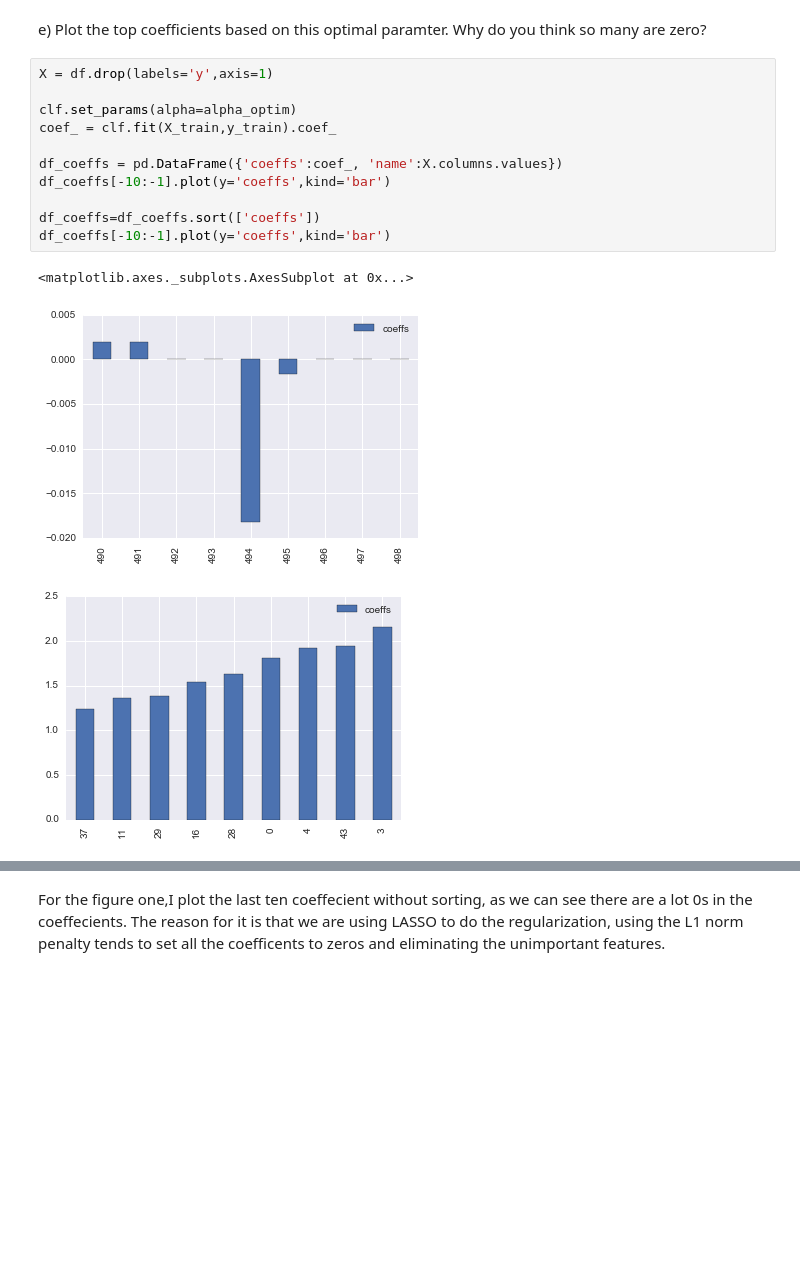
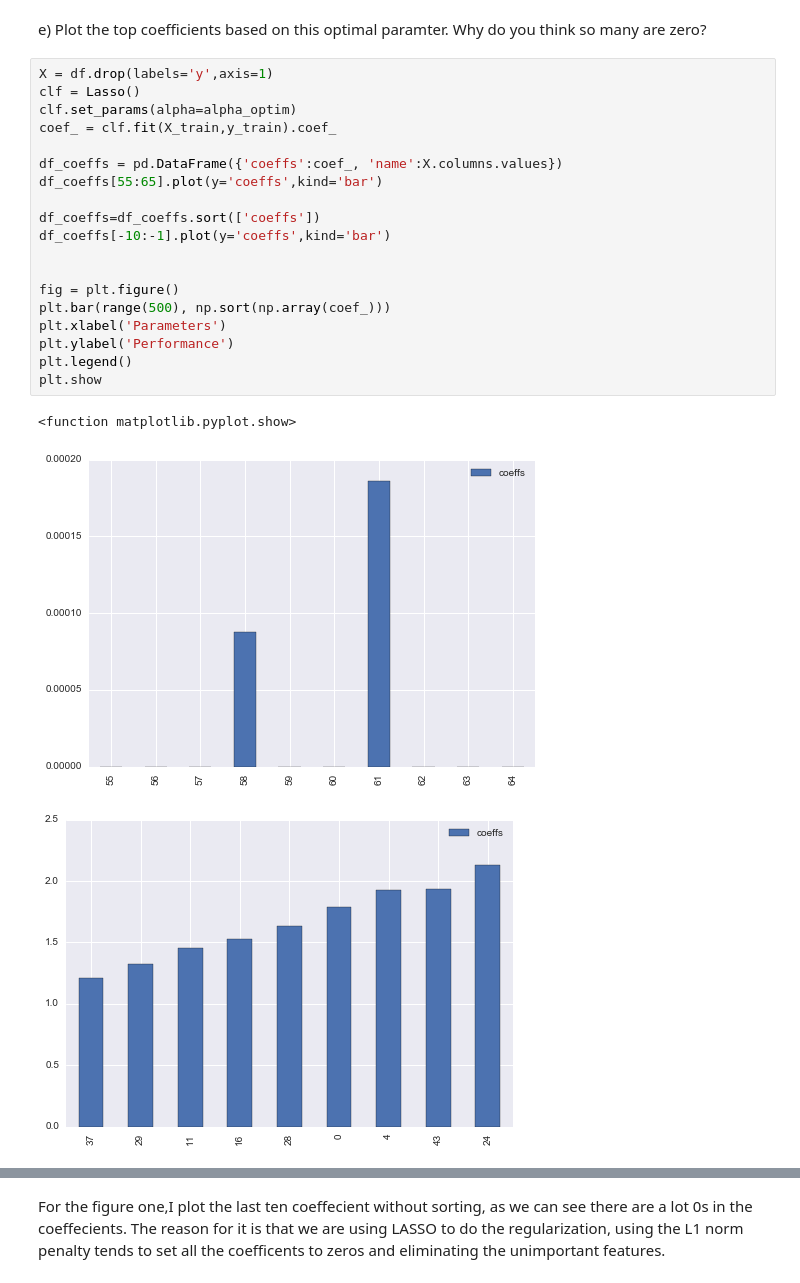
Before and after one commit to Columbia-Intro-Data-Science/python-introduction-caitlinwang, a Jupyter notebook: Homework 2 - Regularization with Lasso .ipynb, the cells around one changed output, grey strips where cells are left out. Drawn from its saved outputs; the diff is of its cells as text; blank space fills up the shorter version.

```diff
--- a/Homework 2 - Regularization with Lasso .ipynb
+++ b/Homework 2 - Regularization with Lasso .ipynb
@@ -203,16 +203,24 @@ Optimal regularization parameter : 0.00079049276227
 e) Plot the top coefficients based on this optimal paramter. Why do you think so many are zero?
 # %%
 X = df.drop(labels='y',axis=1)
-
+clf = Lasso()
 clf.set_params(alpha=alpha_optim)
 coef_ = clf.fit(X_train,y_train).coef_
 
 df_coeffs = pd.DataFrame({'coeffs':coef_, 'name':X.columns.values})
-df_coeffs[-10:-1].plot(y='coeffs',kind='bar')
+df_coeffs[55:65].plot(y='coeffs',kind='bar')
 
 df_coeffs=df_coeffs.sort(['coeffs'])
 df_coeffs[-10:-1].plot(y='coeffs',kind='bar')
+
+
+fig = plt.figure()
+plt.bar(range(500), np.sort(np.array(coef_)))
+plt.xlabel('Parameters')
+plt.ylabel('Performance')
+plt.legend()
+plt.show
 # %% [output]
-<matplotlib.axes._subplots.AxesSubplot at 0x...>
+<function matplotlib.pyplot.show>
-[figure, old version]
+[figure, new version]
-[figure, old version]
+[figure, new version]
```
Also changed, not shown: parts of 5 cells of this notebook.
